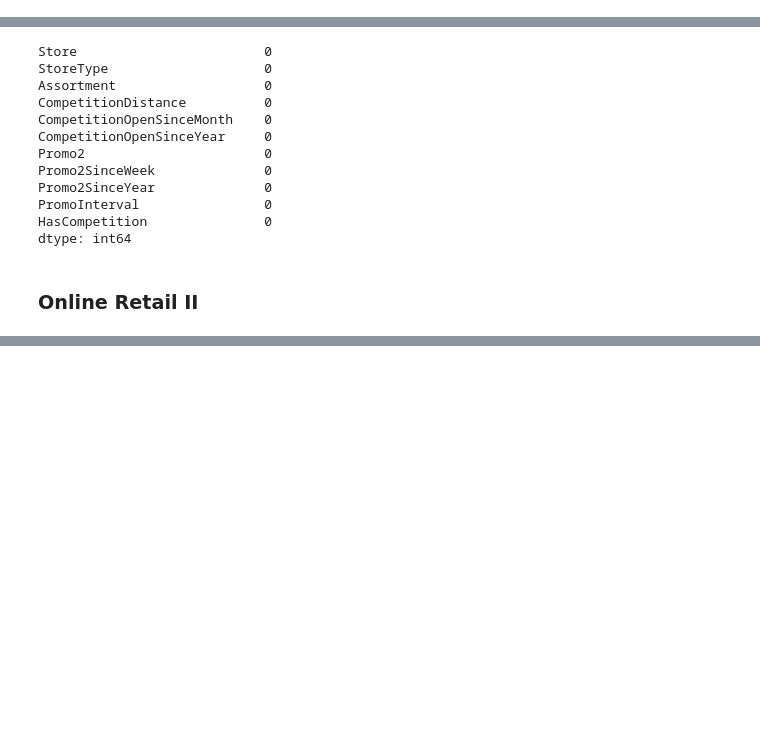
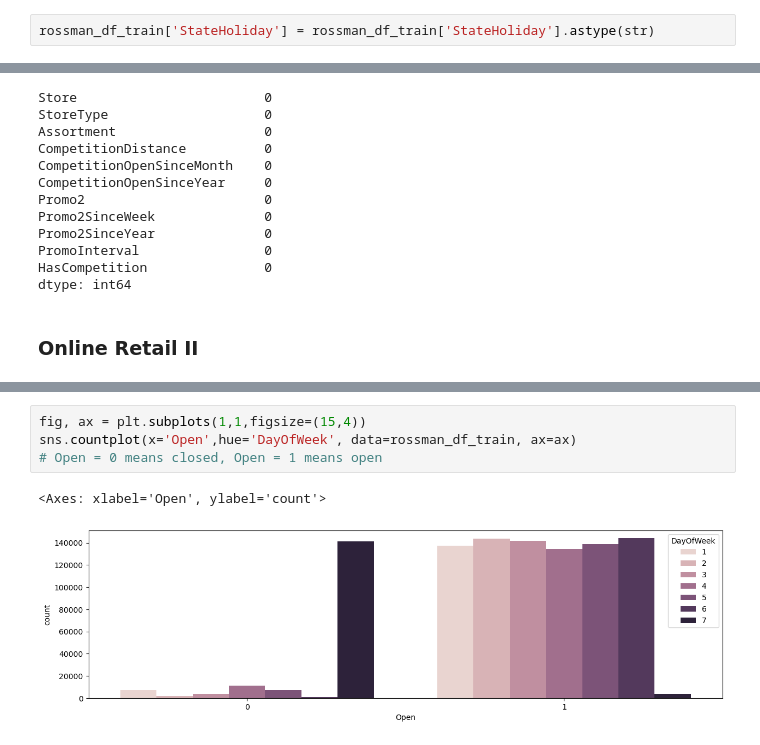
Before and after one commit to davidry777/FACETS-LLM, a Jupyter notebook: notebooks/EDA&Preprocessing.ipynb, the cells around one changed output, grey strips where cells are left out. Drawn from its saved outputs; the diff is of its cells as text; blank space fills up the shorter version.

```diff
--- a/notebooks/EDA&Preprocessing.ipynb
+++ b/notebooks/EDA&Preprocessing.ipynb
@@ -178,6 +181,8 @@ Assortment                      3
 PromoInterval                   3
 Promo2                          2
 dtype: int64
+# %%
+rossman_df_train['StateHoliday'] = rossman_df_train['StateHoliday'].astype(str)
 # %% [markdown]
 ### Online Retail II
 # %%
@@ -428,0 +468,7 @@ dtype: int64
+# %%
+fig, ax = plt.subplots(1,1,figsize=(15,4))
+sns.countplot(x='Open',hue='DayOfWeek', data=rossman_df_train, ax=ax)
+# Open = 0 means closed, Open = 1 means open
+# %% [output]
+<Axes: xlabel='Open', ylabel='count'>
+[figure, added]
```
Also changed, not shown: parts of 52 cells of this notebook, 8 other files.
